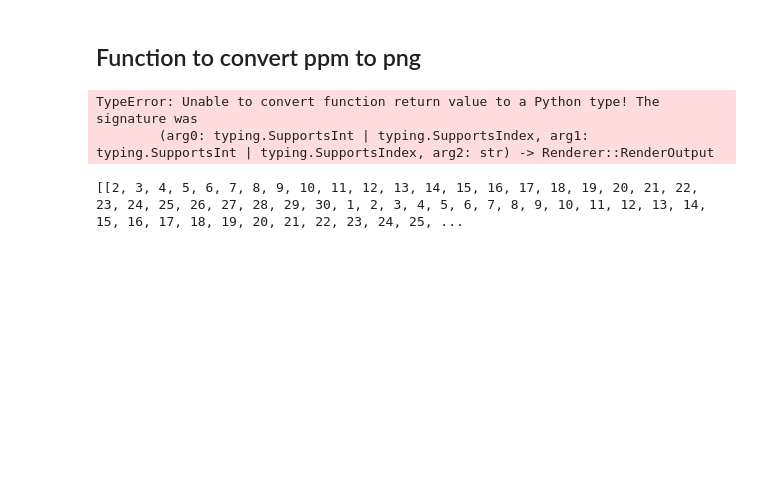
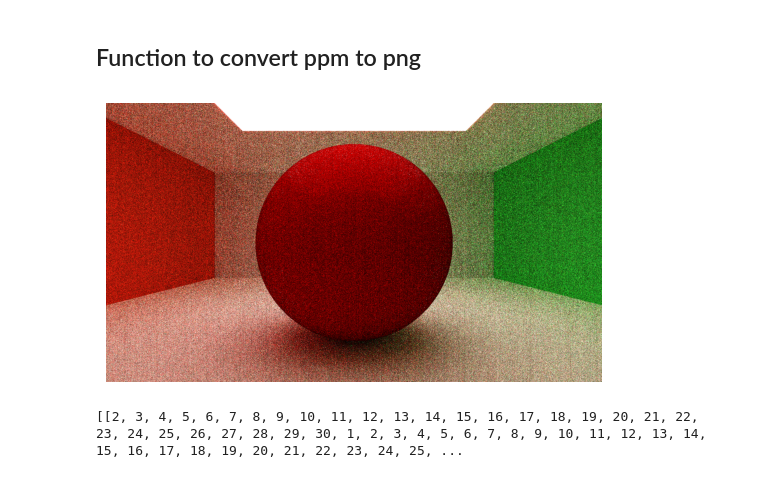
Before and after one commit to SaffronWare/Noise-Filtering-Research, a Jupyter notebook: Analysis/analysis.ipynb, the cells around one changed output. Saved outputs shown, nothing was run; the diff lists cells and outputs as text; code cells hidden in the pictures; blank space fills up the shorter version.

Commit message:
finally got the python module to work, so now all the analysisi can be done in python

```diff
--- a/Analysis/analysis.ipynb
+++ b/Analysis/analysis.ipynb
@@ -5,23 +5,18 @@
 # %%
 from PIL import Image
 import matplotlib.pyplot as plt
 import matplotlib.image as mpimg
-
-import PathTracerPy
-
-PathTracerPy.convergenceAnalysis(100,2, "C:\\Users\\aryan\\SaffronWare\\Noise-Filtering-Path-Tracing\\Analysis\\analysis.ppm")
 
 
 def display_ppm(path):
     img = mpimg.imread(path)
     plt.imshow(img)
     plt.axis('off')
     plt.show()
 
 display_ppm("image.ppm")
 # %% [output]
-TypeError: Unable to convert function return value to a Python type! The signature was
-        (arg0: typing.SupportsInt | typing.SupportsIndex, arg1: typing.SupportsInt | typing.SupportsIndex, arg2: str) -> Renderer::RenderOutput
+[figure, added]
 # %%
 def interpret_analysis_file(path):
     with open(path, "r") as f:
```
Also changed, not shown: parts of 1 cell of this notebook, 12 other files.
